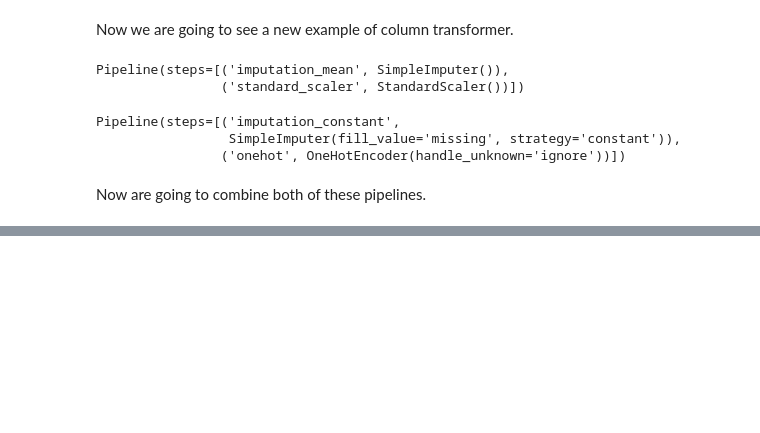
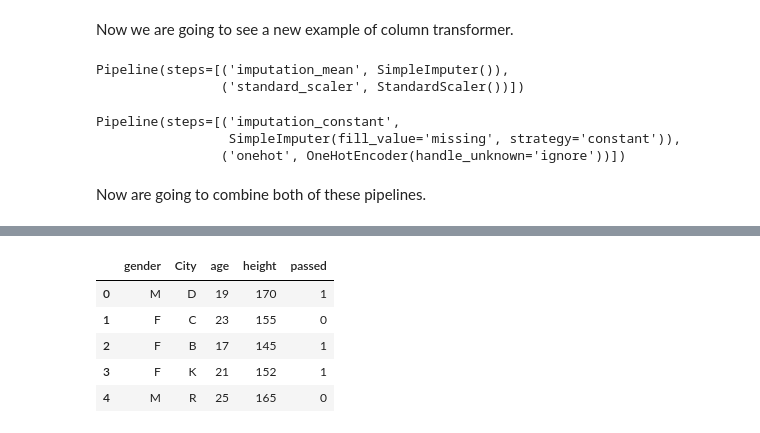
Before and after one commit to Mushfiqur-Rahman-Robin/Brushing-Up-ML-and-DL, a Jupyter notebook: Implementing-machine-learning-pipeline.ipynb, the cells around one changed output, grey strips where cells are left out. Cells and saved outputs as stored; diff of their text form; code cells hidden in the pictures; blank space fills up the shorter version.

Commit message:
Implementing machine learning pipeline

```diff
--- a/Implementing-machine-learning-pipeline.ipynb
+++ b/Implementing-machine-learning-pipeline.ipynb
@@ -183,0 +228,11 @@ from sklearn.compose import ColumnTransformer
+# %%
+import pandas as pd
+df = pd.read_csv(r"C:\Users\USER\Desktop\Project\Brushing Up Machine Learning\pipeline_dataset.csv")
+df.head()
+# %% [output]
+|  | gender | City | age | height | passed |
+| 0 | M | D | 19 | 170 | 1 |
+| 1 | F | C | 23 | 155 | 0 |
+| 2 | F | B | 17 | 145 | 1 |
+| 3 | F | K | 21 | 152 | 1 |
+| 4 | M | R | 25 | 165 | 0 |
```
Also changed, not shown: parts of 14 cells of this notebook.
